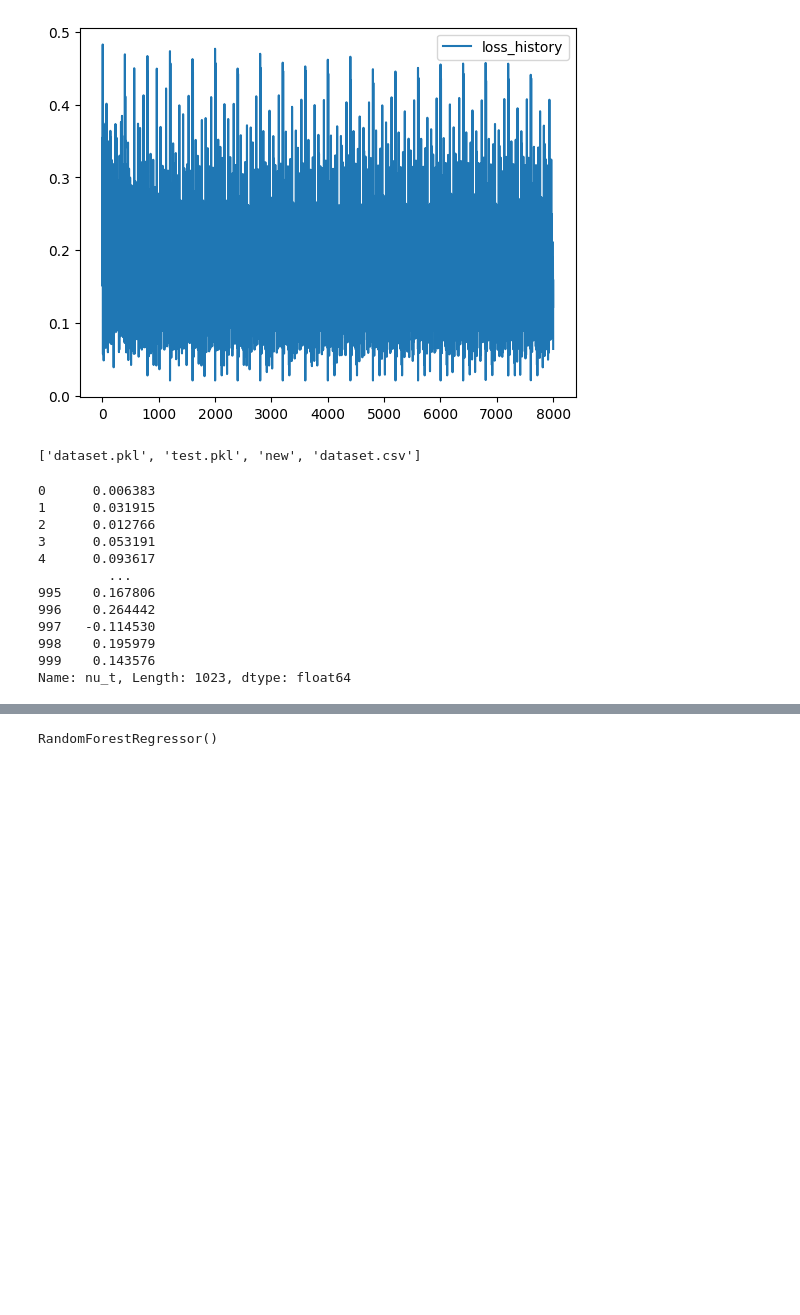
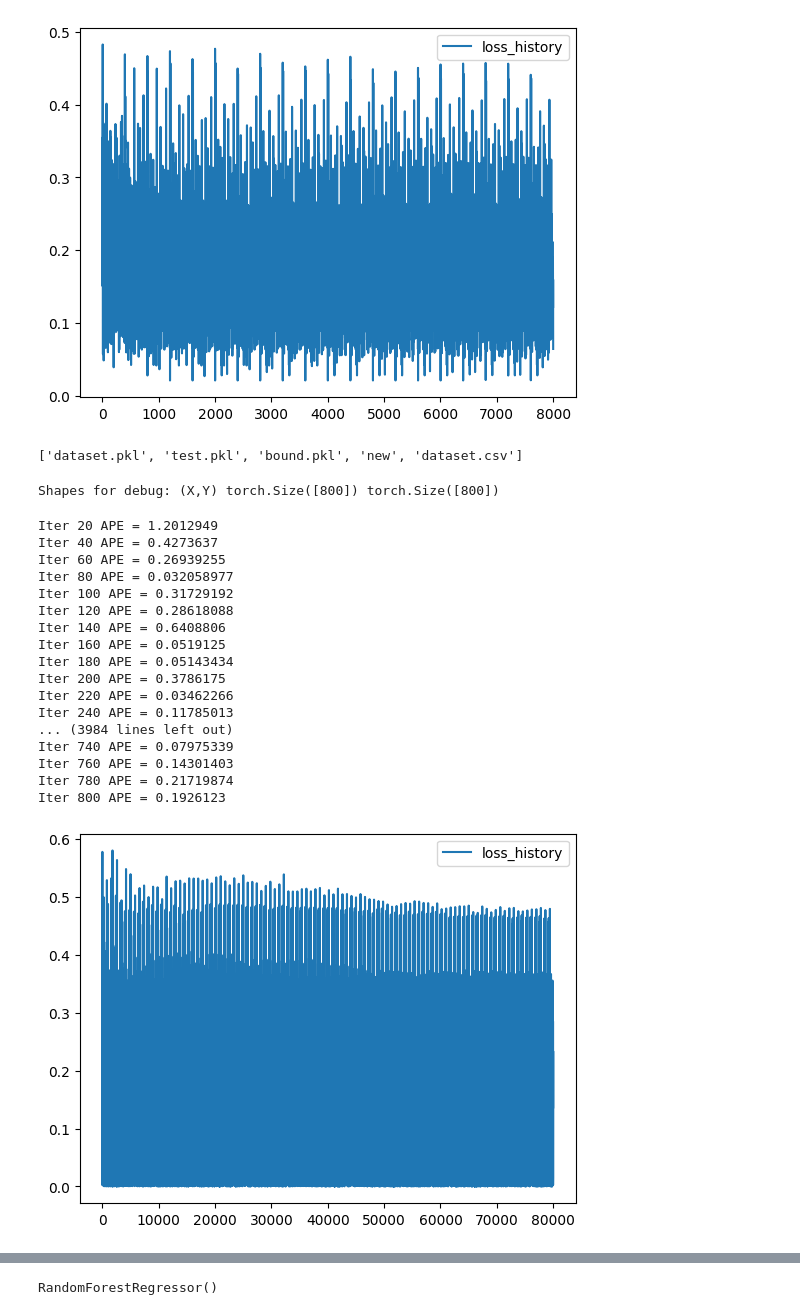
Before and after one commit to advpropsys/hetfit_scientific, a Jupyter notebook: anal/test.ipynb, the cells around one changed output, grey strips where cells are left out. Saved outputs shown, nothing was run; the diff lists cells and outputs as text; code cells hidden in the pictures; blank space fills up the shorter version.

```diff
--- a/anal/test.ipynb
+++ b/anal/test.ipynb
@@ -345,23 +345,32 @@ os.chdir('..')
 from nets.HET_dense import dense
 
 obj = dense()
-X = obj.df.iloc[:,1:-1]
+X = obj.df.iloc[:,1:3]
 Y = obj.df.iloc[:,-1]
 # %% [output]
-['dataset.pkl', 'test.pkl', 'new', 'dataset.csv']
+['dataset.pkl', 'test.pkl', 'bound.pkl', 'new', 'dataset.csv']
-# %%
-import numpy as np
-Y
-# %% [output]
-0      0.006383
-1      0.031915
-2      0.012766
-3      0.053191
-4      0.093617
-         ...
-995    0.167806
-996    0.264442
-997   -0.114530
-998    0.195979
-999    0.143576
-Name: nu_t, Length: 1023, dtype: float64
+# %%
+obj.compile(idx=(1,-1))
+# %% [output]
+Shapes for debug: (X,Y) torch.Size([800]) torch.Size([800])
+# %%
+obj.train(epochs=100)
+# %% [output]
+Iter 20 APE = 1.2012949
+Iter 40 APE = 0.4273637
+Iter 60 APE = 0.26939255
+Iter 80 APE = 0.032058977
+Iter 100 APE = 0.31729192
+Iter 120 APE = 0.28618088
+Iter 140 APE = 0.6408806
+Iter 160 APE = 0.0519125
+Iter 180 APE = 0.05143434
+Iter 200 APE = 0.3786175
+Iter 220 APE = 0.03462266
+Iter 240 APE = 0.11785013
+... (3984 lines left out)
+Iter 740 APE = 0.07975339
+Iter 760 APE = 0.14301403
+Iter 780 APE = 0.21719874
+Iter 800 APE = 0.1926123
+[figure, added]
```
Also changed, not shown: parts of 4 cells of this notebook, 3 other files.
